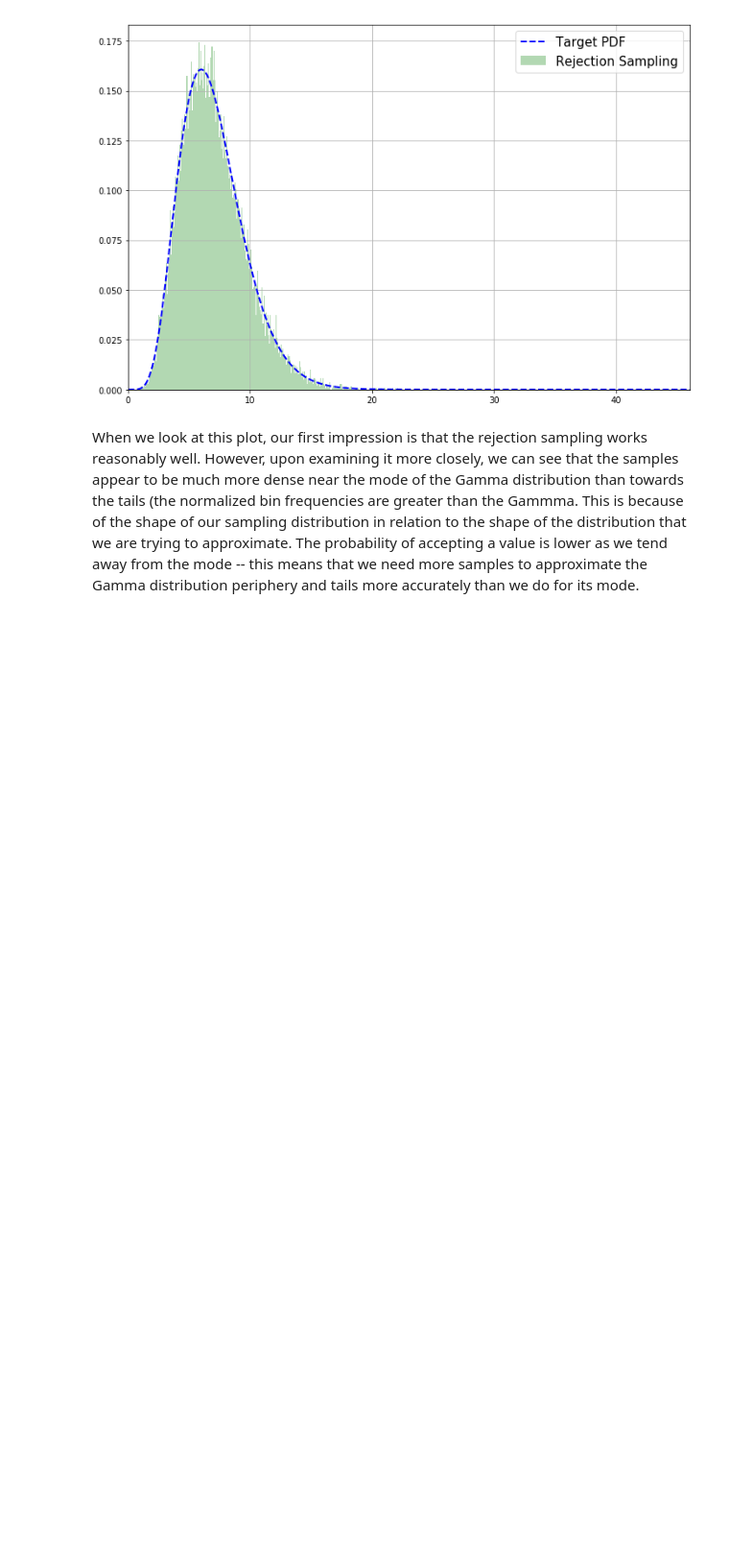
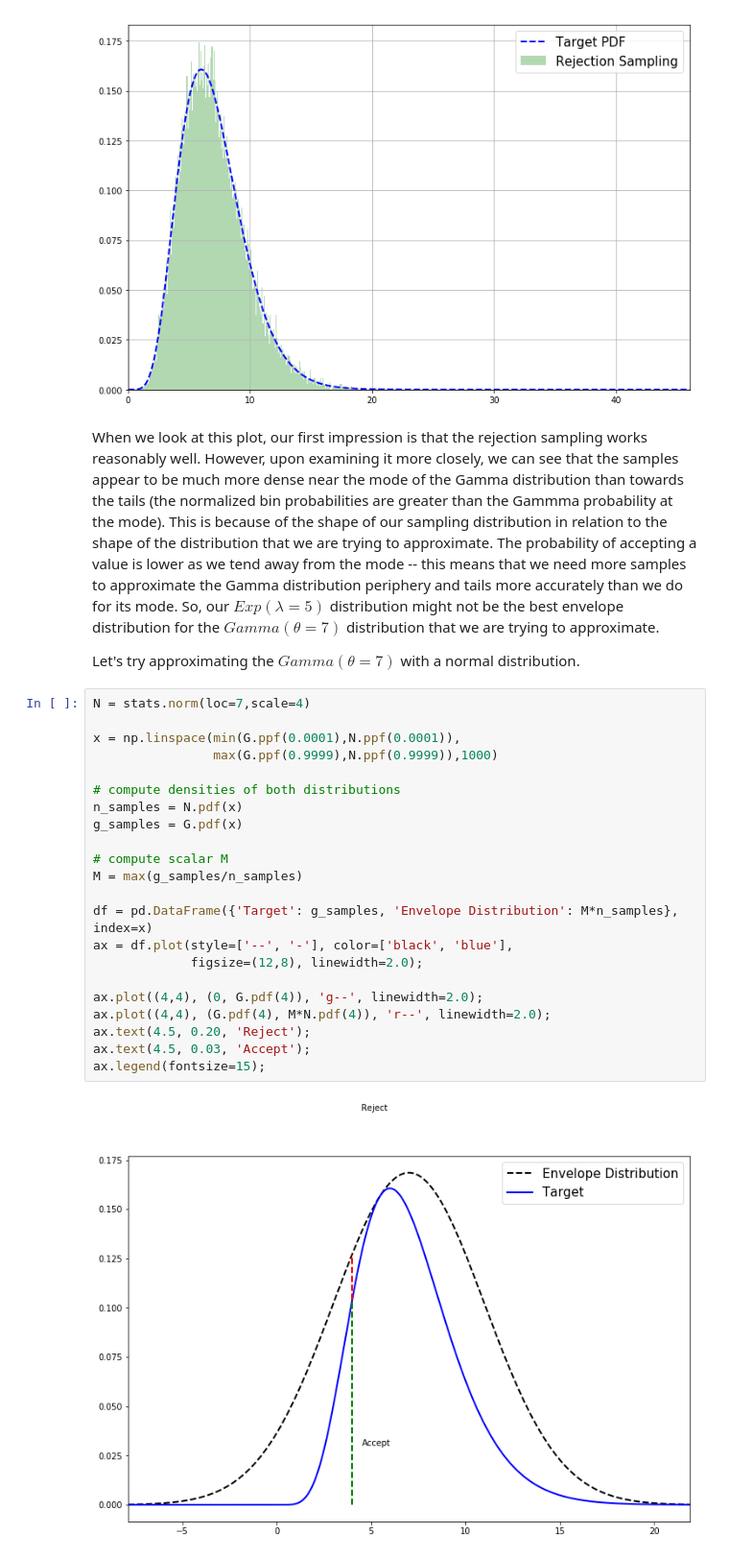
Before and after one commit to kristianeschenburg/RejectionSampling, a Jupyter notebook: RejectionSampling.ipynb, the cells around one changed output. Shown at 96% size. Saved outputs shown, nothing was run; the diff lists cells and outputs as text; blank space fills up the shorter version.

```diff
--- a/RejectionSampling.ipynb
+++ b/RejectionSampling.ipynb
@@ -92,4 +92,30 @@ plt.legend(['Target PDF', 'Rejection Sampling'],fontsize=15)
 <matplotlib.legend.Legend at 0x...>
 [figure]
 # %% [markdown]
-When we look at this plot, our first impression is that the rejection sampling works reasonably well.  However, upon examining it more closely, we can see that the samples appear to be much more dense near the mode of the Gamma distribution than towards the tails (the normalized bin frequencies are greater than the Gammma.  This is because of the shape of our sampling distribution in relation to the shape of the distribution that we are trying to approximate.  The probability of accepting a value is lower as we tend away from the mode -- this means that we need more samples to approximate the Gamma distribution periphery and tails more accurately than we do for its mode.
+When we look at this plot, our first impression is that the rejection sampling works reasonably well.  However, upon examining it more closely, we can see that the samples appear to be much more dense near the mode of the Gamma distribution than towards the tails (the normalized bin probabilities are greater than the Gammma probability at the mode).  This is because of the shape of our sampling distribution in relation to the shape of the distribution that we are trying to approximate.  The probability of accepting a value is lower as we tend away from the mode -- this means that we need more samples to approximate the Gamma distribution periphery and tails more accurately than we do for its mode.  So, our $Exp(\lambda=5)$ distribution might not be the best envelope distribution for the $Gamma(\theta=7)$ distribution that we are trying to approximate.
+
+Let's try approximating the $Gamma(\theta=7)$ with a normal distribution.
+# %%
+N = stats.norm(loc=7,scale=4)
+
+x = np.linspace(min(G.ppf(0.0001),N.ppf(0.0001)),
+                max(G.ppf(0.9999),N.ppf(0.9999)),1000)
+
+# compute densities of both distributions
+n_samples = N.pdf(x)
+g_samples = G.pdf(x)
+
+# compute scalar M
+M = max(g_samples/n_samples)
+
+df = pd.DataFrame({'Target': g_samples, 'Envelope Distribution': M*n_samples}, index=x)
+ax = df.plot(style=['--', '-'], color=['black', 'blue'],
+             figsize=(12,8), linewidth=2.0);
+
+ax.plot((4,4), (0, G.pdf(4)), 'g--', linewidth=2.0);
+ax.plot((4,4), (G.pdf(4), M*N.pdf(4)), 'r--', linewidth=2.0);
+ax.text(4.5, 0.20, 'Reject');
+ax.text(4.5, 0.03, 'Accept');
+ax.legend(fontsize=15);
+# %% [output]
+[figure, added]
```
Also changed, not shown: parts of 2 cells of this notebook.
